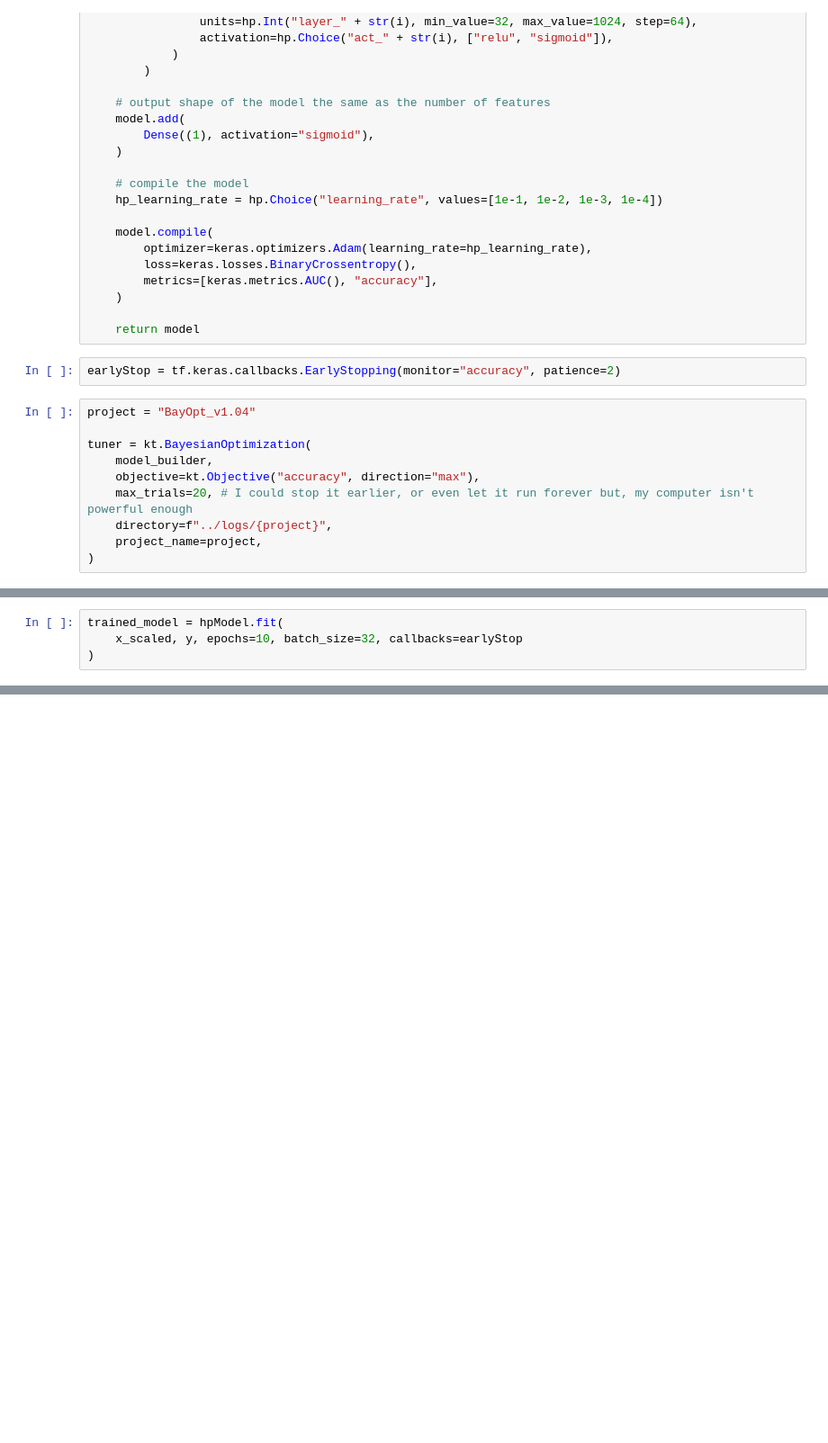
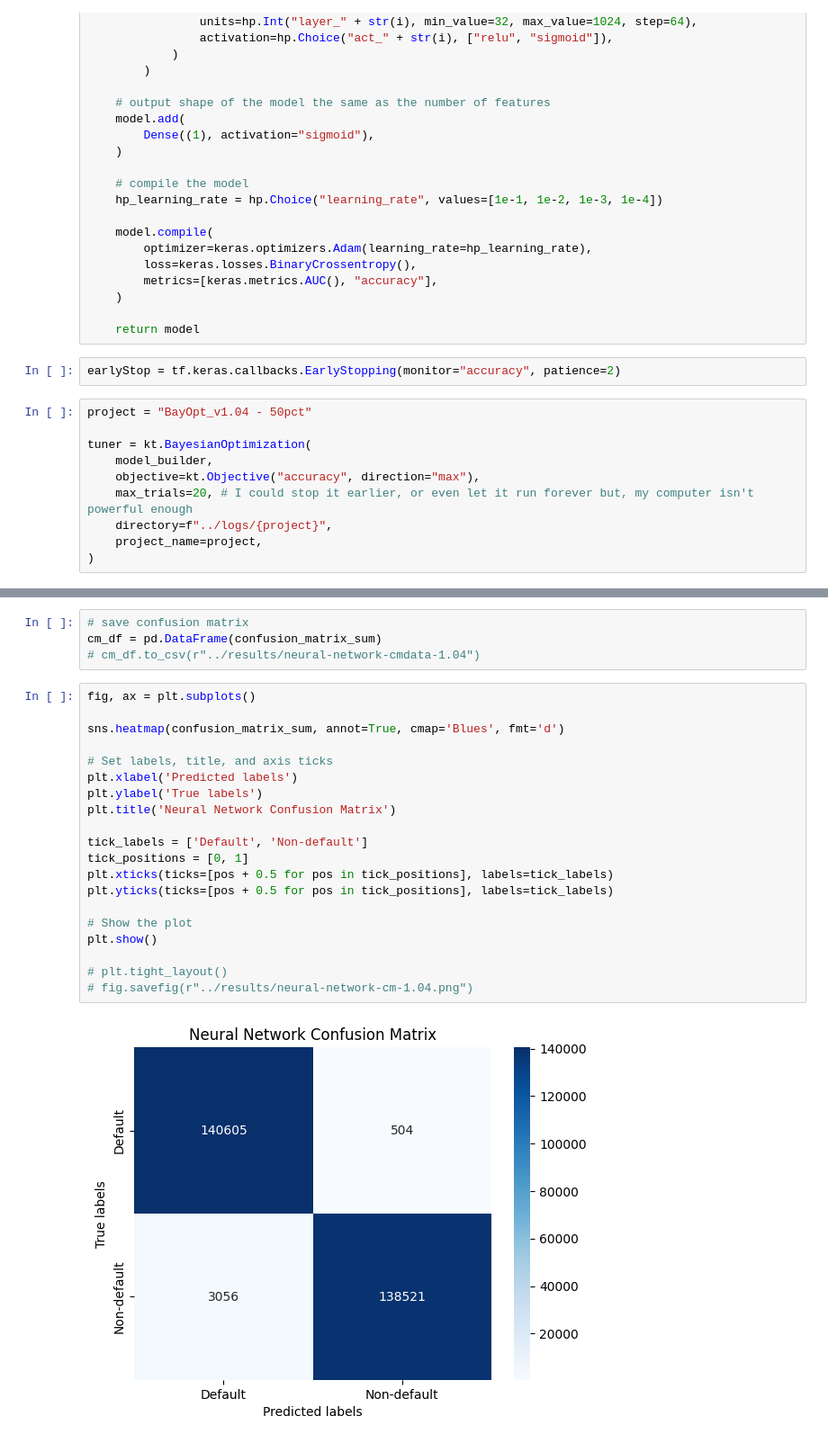
Before and after one commit to JackGreenaway/final_project, a Jupyter notebook: models/neural-network.ipynb, the cells around one changed output, grey strips where cells are left out. Shown at 90% size. Saved outputs shown, nothing was run; the diff lists cells and outputs as text; blank space fills up the shorter version.

```diff
--- a/models/neural-network.ipynb
+++ b/models/neural-network.ipynb
@@ -67,7 +74,7 @@ def model_builder(hp):
 # %%
 earlyStop = tf.keras.callbacks.EarlyStopping(monitor="accuracy", patience=2)
 # %%
-project = "BayOpt_v1.04"
+project = "BayOpt_v1.04 - 50pct"
 
 tuner = kt.BayesianOptimization(
     model_builder,
@@ -93,4 +154,0 @@ hpModel.summary(), hyperparameters.values
-# %%
-trained_model = hpModel.fit(
-    x_scaled, y, epochs=10, batch_size=32, callbacks=earlyStop
-)
@@ -118,0 +232,26 @@ fig.legend()
+# %%
+# save confusion matrix
+cm_df = pd.DataFrame(confusion_matrix_sum)
+# cm_df.to_csv(r"../results/neural-network-cmdata-1.04")
+# %%
+fig, ax = plt.subplots()
+
+sns.heatmap(confusion_matrix_sum, annot=True, cmap='Blues', fmt='d')
+
+# Set labels, title, and axis ticks
+plt.xlabel('Predicted labels')
+plt.ylabel('True labels')
+plt.title('Neural Network Confusion Matrix')
+
+tick_labels = ['Default', 'Non-default']
+tick_positions = [0, 1]
+plt.xticks(ticks=[pos + 0.5 for pos in tick_positions], labels=tick_labels)
+plt.yticks(ticks=[pos + 0.5 for pos in tick_positions], labels=tick_labels)
+
+# Show the plot
+plt.show()
+
+# plt.tight_layout()
+# fig.savefig(r"../results/neural-network-cm-1.04.png")
+# %% [output]
+[figure, added]
```
Also changed, not shown: parts of 9 cells of this notebook, 4 other files.
